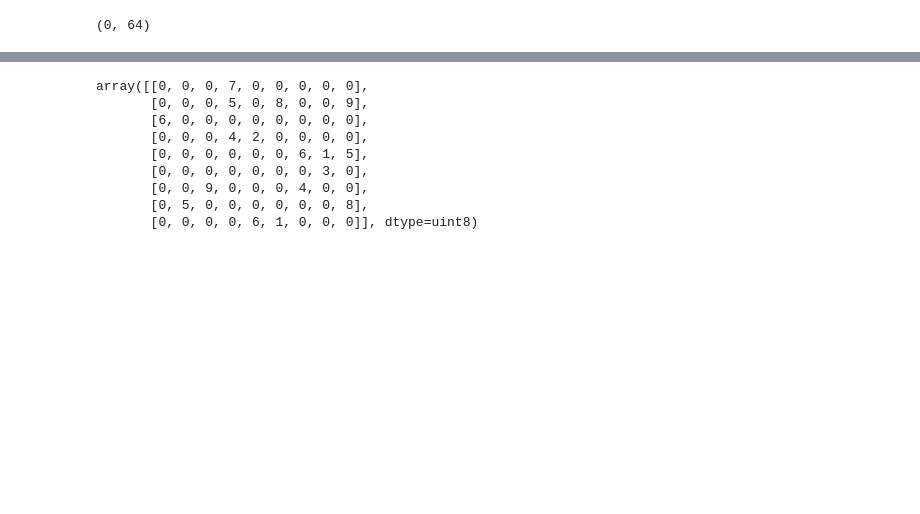
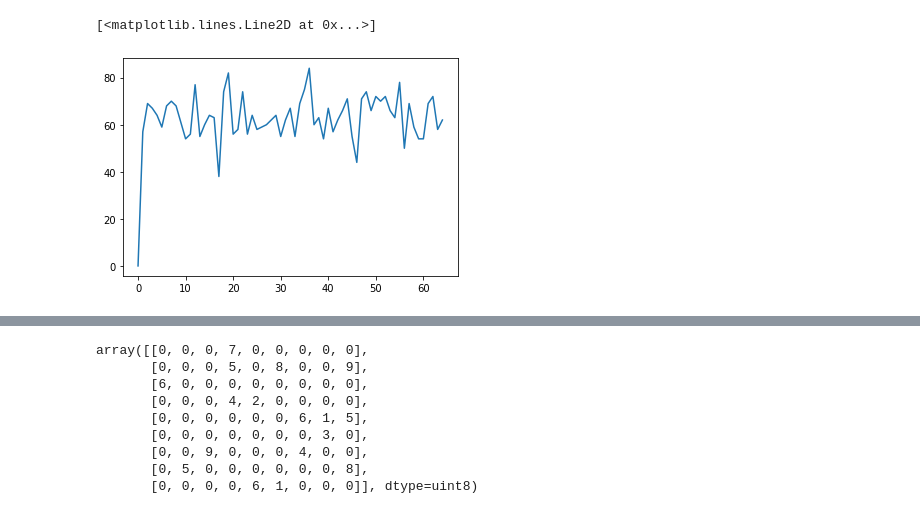
Before and after one commit to dtonderski/Deep-Sudoku, a Jupyter notebook: main.ipynb, the cells around one changed output, grey strips where cells are left out. Drawn from its saved outputs; the diff is of its cells as text; code cells hidden in the pictures; blank space fills up the shorter version.

```diff
--- a/main.ipynb
+++ b/main.ipynb
@@ -10,10 +27,15 @@ train_sudokus, val_sudokus, test_sudokus = data_utils.load_data()
 board = train_sudokus[0][0]
 solved = train_sudokus[0][1]
 rng = np.random.default_rng()
-# %%
-0, 81-17
-# %% [output]
-(0, 64)
+# %%
+totals = np.zeros(65)
+for sudoku in train_sudokus:
+    totals[len(np.argwhere(sudoku[0]==0))] +=1
+# %%
+plt.plot(totals)
+# %% [output]
+[<matplotlib.lines.Line2D at 0x...>]
+[figure, added]
 # %%
 import torch
 import torch.nn as nn
```
Also changed, not shown: parts of 28 cells of this notebook, 4 other files.
